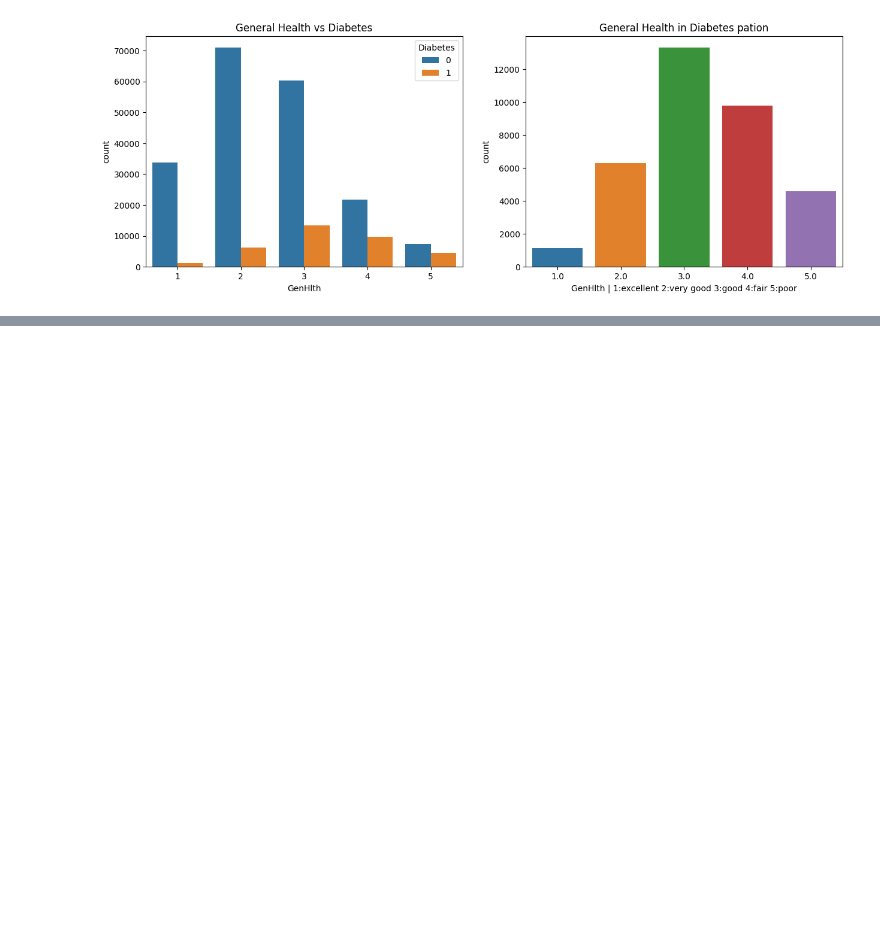
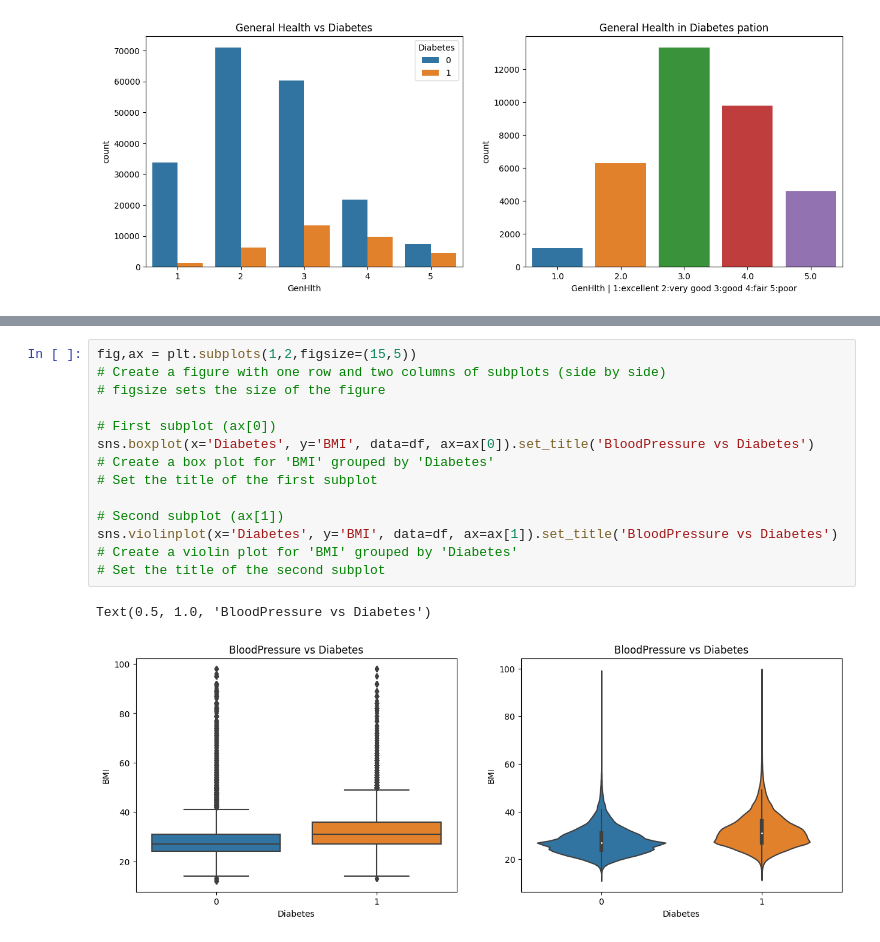
Before and after one commit to Payal2000/Diabetes_Prediction, a Jupyter notebook: Diabetes_Study.ipynb, the cells around one changed output, grey strips where cells are left out. Saved outputs shown, nothing was run; the diff lists cells and outputs as text; blank space fills up the shorter version.

```diff
--- a/Diabetes_Study.ipynb
+++ b/Diabetes_Study.ipynb
@@ -256,0 +281,17 @@ Text(0.5, 0, 'GenHlth | 1:excellent 2:very good 3:good 4:fair 5:poor')
+# %%
+fig,ax = plt.subplots(1,2,figsize=(15,5))
+# Create a figure with one row and two columns of subplots (side by side)
+# figsize sets the size of the figure
+
+# First subplot (ax[0])
+sns.boxplot(x='Diabetes', y='BMI', data=df, ax=ax[0]).set_title('BloodPressure vs Diabetes')
+# Create a box plot for 'BMI' grouped by 'Diabetes'
+# Set the title of the first subplot
+
+# Second subplot (ax[1])
+sns.violinplot(x='Diabetes', y='BMI', data=df, ax=ax[1]).set_title('BloodPressure vs Diabetes')
+# Create a violin plot for 'BMI' grouped by 'Diabetes'
+# Set the title of the second subplot
+# %% [output]
+Text(0.5, 1.0, 'BloodPressure vs Diabetes')
+[figure, added]
```
Also changed, not shown: parts of 6 cells of this notebook.
